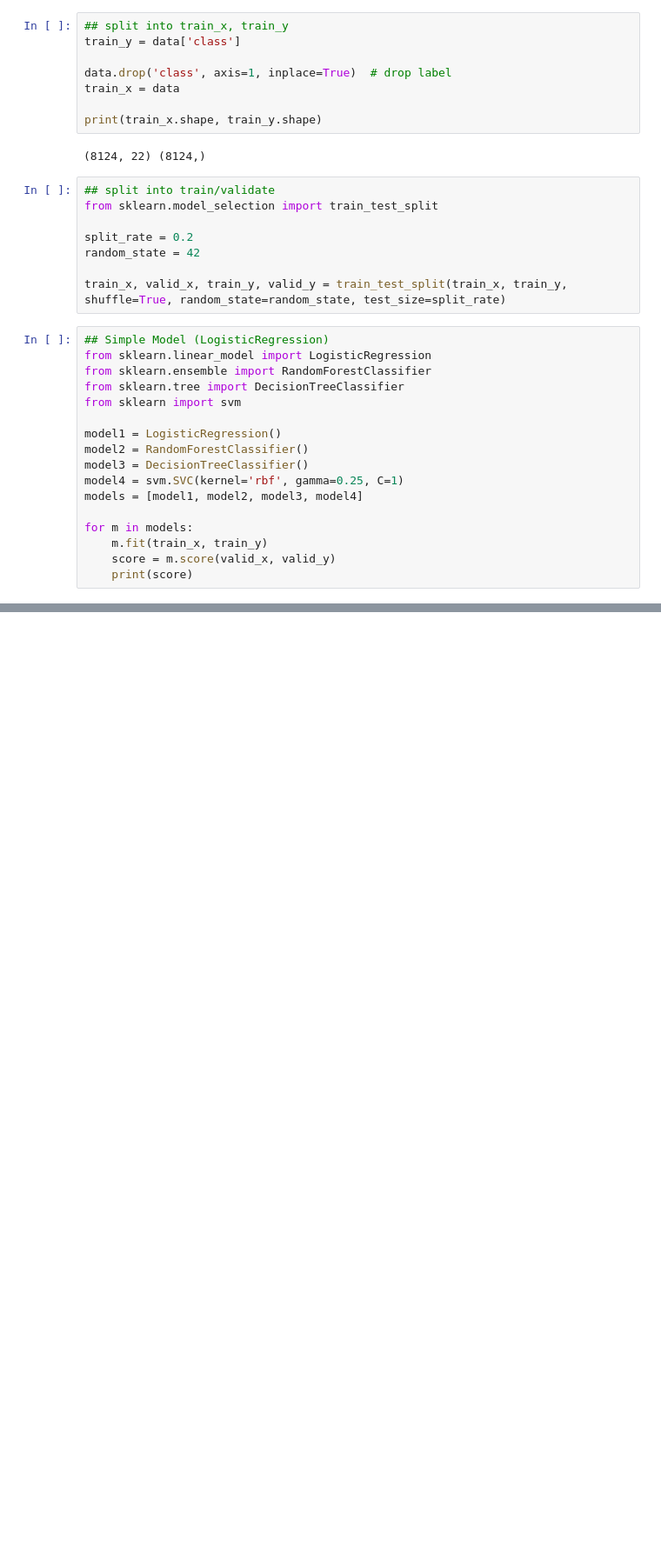
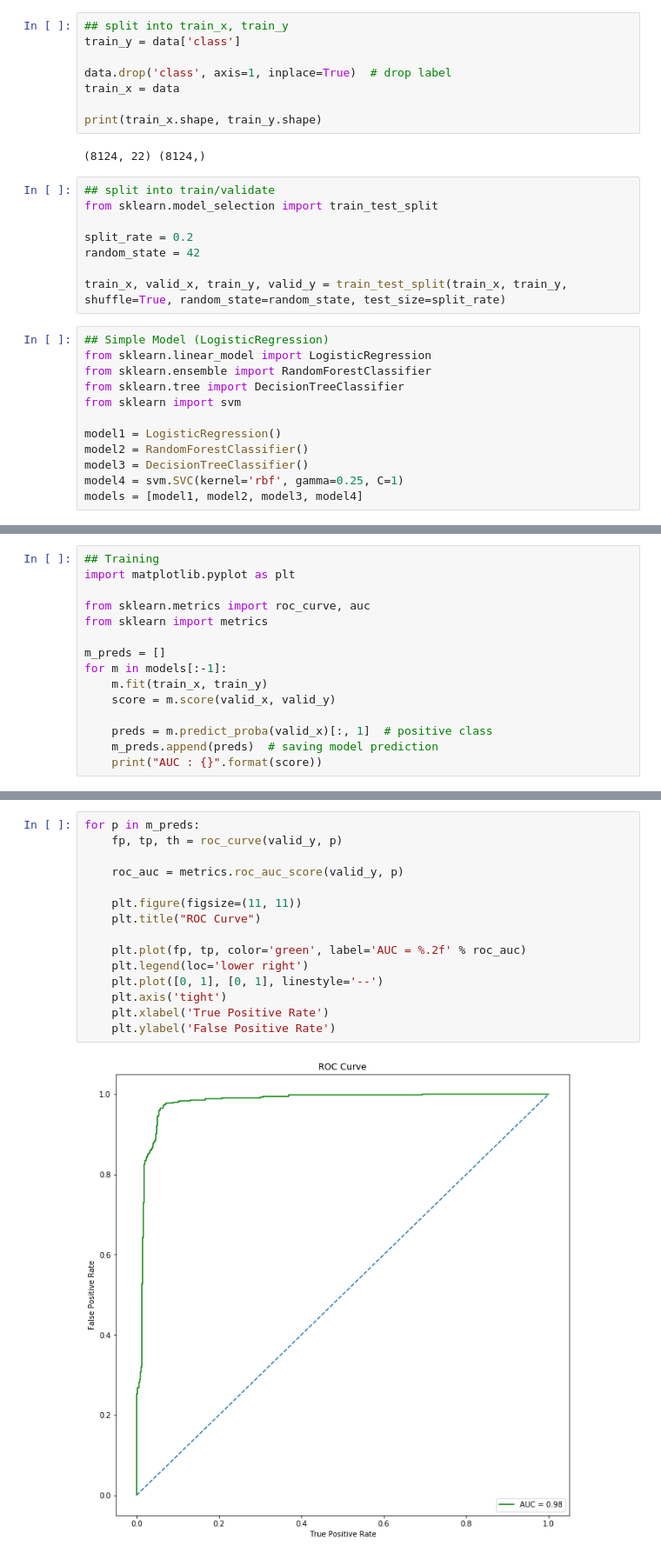
Before and after one commit to grohong/Super-Mario, a Jupyter notebook: classification-test-v1.ipynb, the cells around one changed output, grey strips where cells are left out. Shown: that part at 87% size. Cells and saved outputs as stored; diff of their text form; blank space fills up the shorter version.

Commit message:
[feature]: add ROC Curve

```diff
--- a/classification-test-v1.ipynb
+++ b/classification-test-v1.ipynb
@@ -137,8 +137,3 @@ model2 = RandomForestClassifier()
 model3 = DecisionTreeClassifier()
 model4 = svm.SVC(kernel='rbf', gamma=0.25, C=1)
 models = [model1, model2, model3, model4]
-
-for m in models:
-    m.fit(train_x, train_y)
-    score = m.score(valid_x, valid_y)
-    print(score)
@@ -149,0 +140,15 @@ for m in models:
+# %%
+## Training
+import matplotlib.pyplot as plt
+
+from sklearn.metrics import roc_curve, auc
+from sklearn import metrics
+
+m_preds = []
+for m in models[:-1]:
+    m.fit(train_x, train_y)
+    score = m.score(valid_x, valid_y)
+
+    preds = m.predict_proba(valid_x)[:, 1]  # positive class
+    m_preds.append(preds)  # saving model prediction
+    print("AUC : {}".format(score))
@@ -149,0 +159,17 @@ for m in models:
+# %%
+for p in m_preds:
+    fp, tp, th = roc_curve(valid_y, p)
+
+    roc_auc = metrics.roc_auc_score(valid_y, p)
+
+    plt.figure(figsize=(11, 11))
+    plt.title("ROC Curve")
+
+    plt.plot(fp, tp, color='green', label='AUC = %.2f' % roc_auc)
+    plt.legend(loc='lower right')
+    plt.plot([0, 1], [0, 1], linestyle='--')
+    plt.axis('tight')
+    plt.xlabel('True Positive Rate')
+    plt.ylabel('False Positive Rate')
+# %% [output]
+[figure, added]
```
Also changed, not shown: parts of 3 cells of this notebook.
